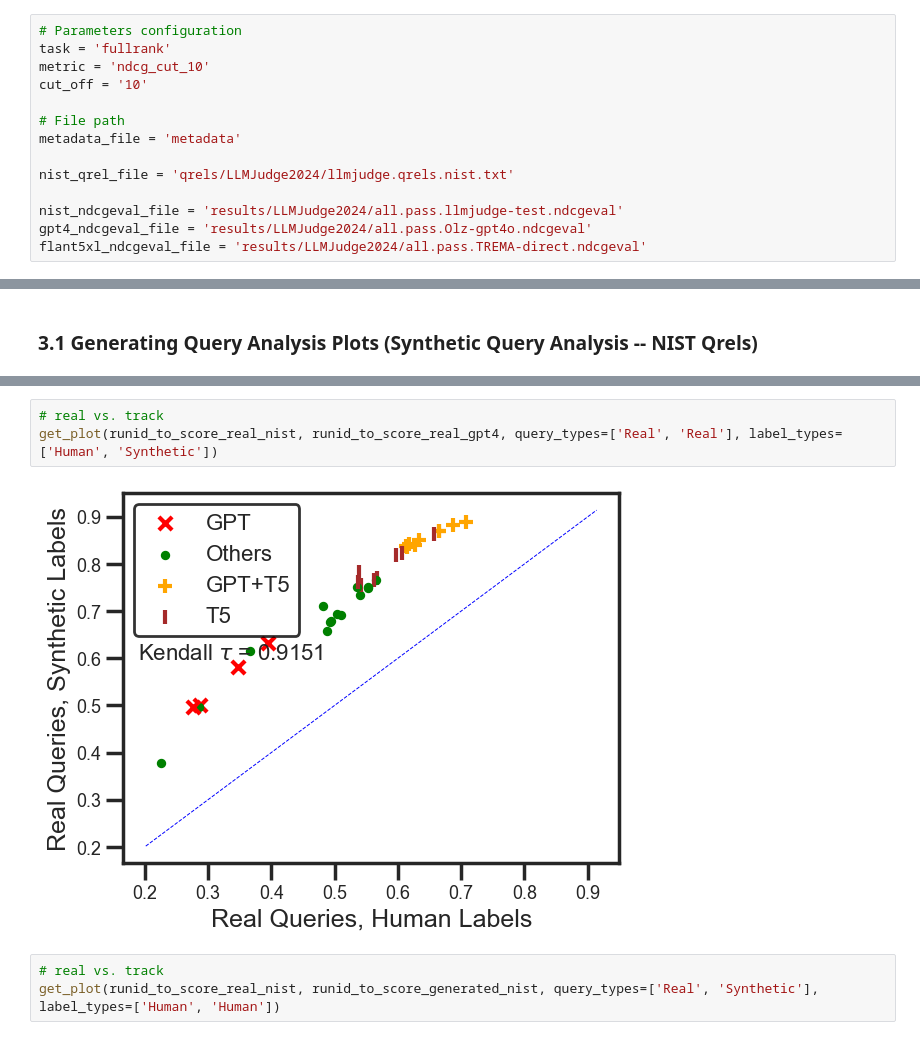
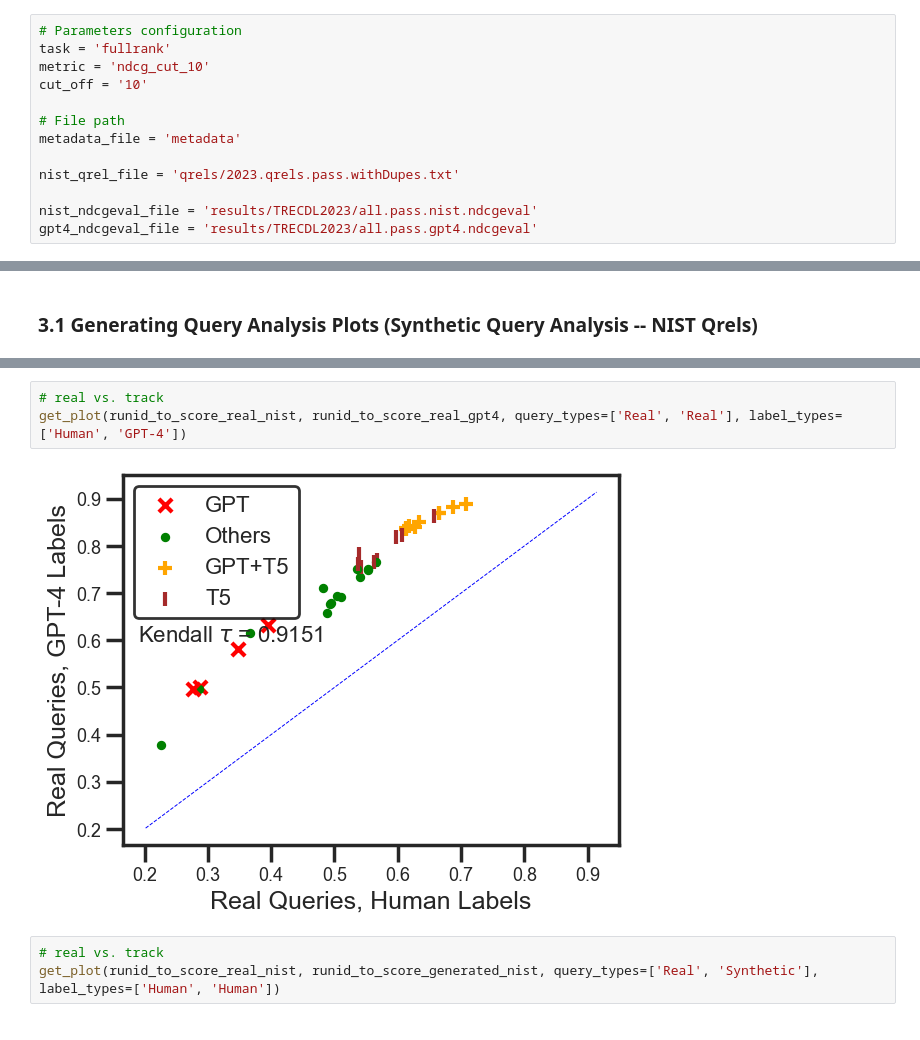
Before and after one commit to rahmanidashti/BiasSyntheticData, a Jupyter notebook: synthetic-qrel-analysis.ipynb, the cells around one changed output, grey strips where cells are left out. Saved outputs shown, nothing was run; the diff lists cells and outputs as text.

```diff
--- a/synthetic-qrel-analysis.ipynb
+++ b/synthetic-qrel-analysis.ipynb
@@ -19,11 +19,10 @@ cut_off = '10'
 # File path
 metadata_file = 'metadata'
 
-nist_qrel_file = 'qrels/LLMJudge2024/llmjudge.qrels.nist.txt'
+nist_qrel_file = 'qrels/2023.qrels.pass.withDupes.txt'
 
-nist_ndcgeval_file = 'results/LLMJudge2024/all.pass.llmjudge-test.ndcgeval'
-gpt4_ndcgeval_file = 'results/LLMJudge2024/all.pass.Olz-gpt4o.ndcgeval'
-flant5xl_ndcgeval_file = 'results/LLMJudge2024/all.pass.TREMA-direct.ndcgeval'
+nist_ndcgeval_file = 'results/TRECDL2023/all.pass.nist.ndcgeval'
+gpt4_ndcgeval_file = 'results/TRECDL2023/all.pass.gpt4.ndcgeval'
 # %% [markdown]
 ## Loading metadata
 Loading the metadata file to create a dictionary of runid to subtask, loading the metadata_models file to have the pipeline structure, adding the subtask info to metadata models dataframe
@@ -408,8 +306,8 @@ get_plot(runid_to_score_real_nist, runid_to_score_t5_nist, query_types=['Real',
 # %%
 # real vs. track
-get_plot(runid_to_score_real_nist, runid_to_score_real_gpt4, query_types=['Real', 'Real'], label_types=['Human', 'Synthetic'])
+get_plot(runid_to_score_real_nist, runid_to_score_real_gpt4, query_types=['Real', 'Real'], label_types=['Human', 'GPT-4'])
 # %% [output]
-[figure, old version]
+[figure, new version]
 # %%
 # real vs. track
 get_plot(runid_to_score_real_nist, runid_to_score_generated_nist, query_types=['Real', 'Synthetic'], label_types=['Human', 'Human'])
```
Also changed, not shown: parts of 58 cells of this notebook, 3 other files.
